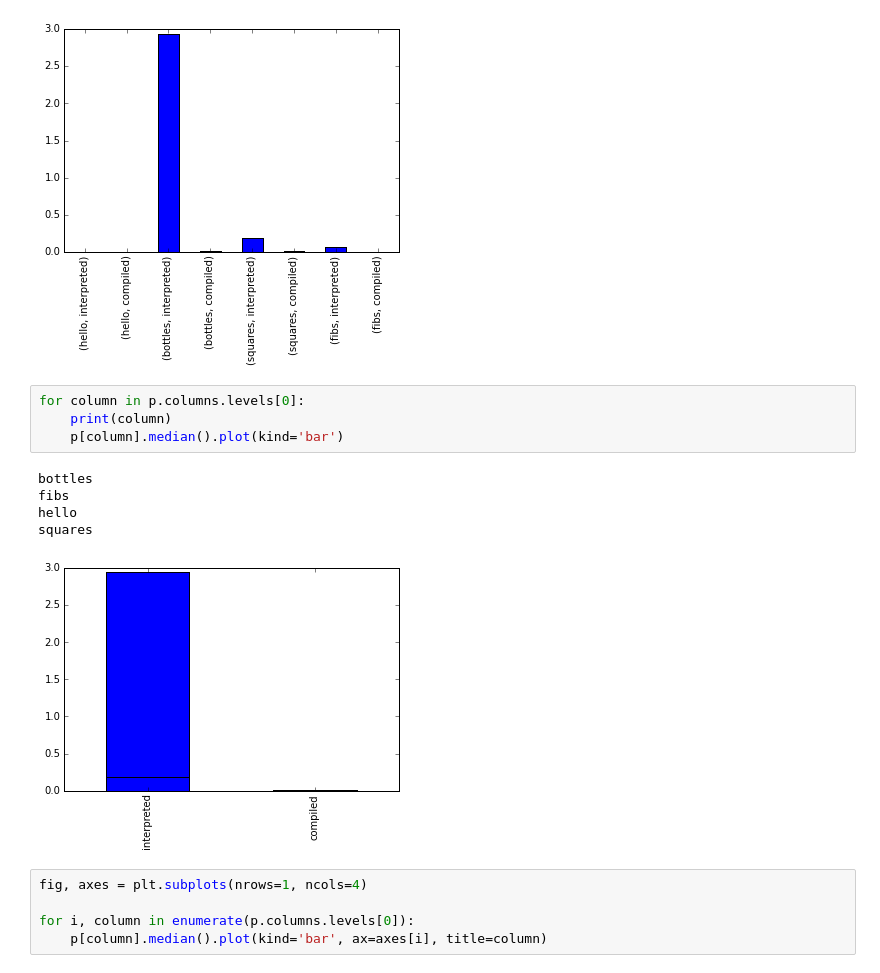
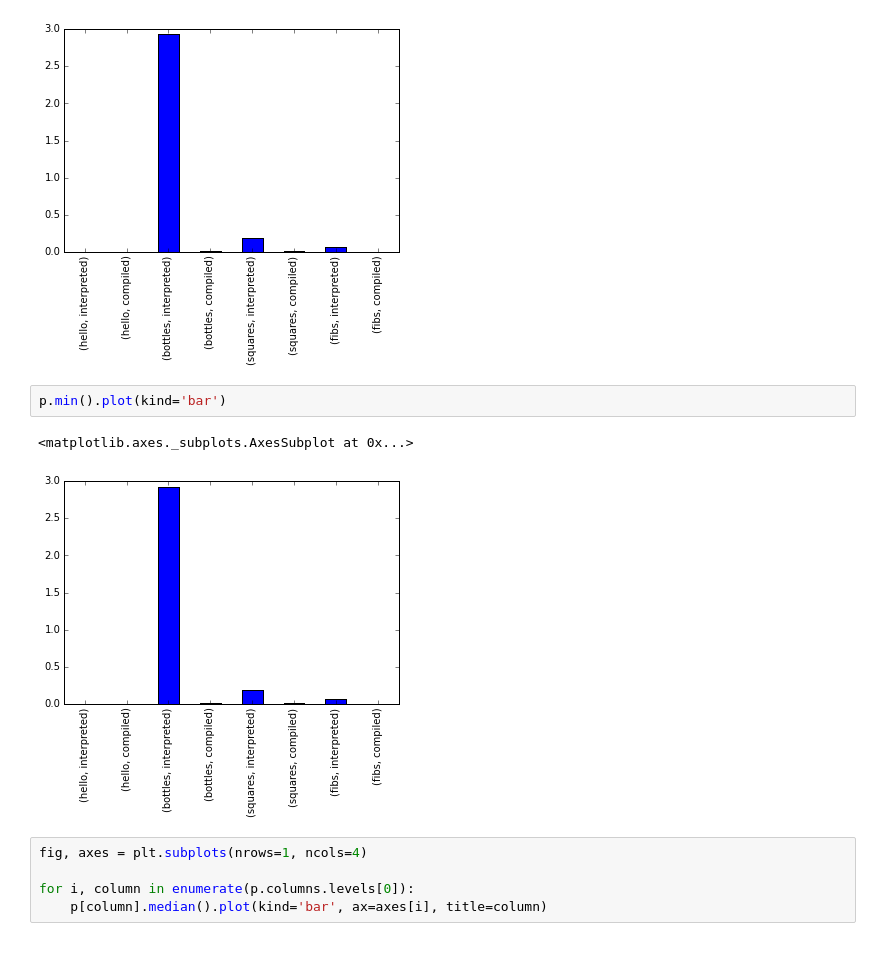
Before and after one commit to Wilfred/bf_bench, a Jupyter notebook: compiler_vs_interp.ipynb, the cells around one changed output. Drawn from its saved outputs; the diff is of its cells as text.

```diff
--- a/compiler_vs_interp.ipynb
+++ b/compiler_vs_interp.ipynb
@@ -78,16 +78,11 @@ p.median().plot(kind='bar')
 # %% [output]
 <matplotlib.axes._subplots.AxesSubplot at 0x...>
 [figure]
-# %%
-for column in p.columns.levels[0]:
-    print(column)
-    p[column].median().plot(kind='bar')
-# %% [output]
-bottles
-fibs
-hello
-squares
-[figure, removed]
+# %%
+p.min().plot(kind='bar')
+# %% [output]
+<matplotlib.axes._subplots.AxesSubplot at 0x...>
+[figure, added]
 # %%
 fig, axes = plt.subplots(nrows=1, ncols=4)
 
```
Also changed, not shown: parts of 1 cell of this notebook, 1 other file.
